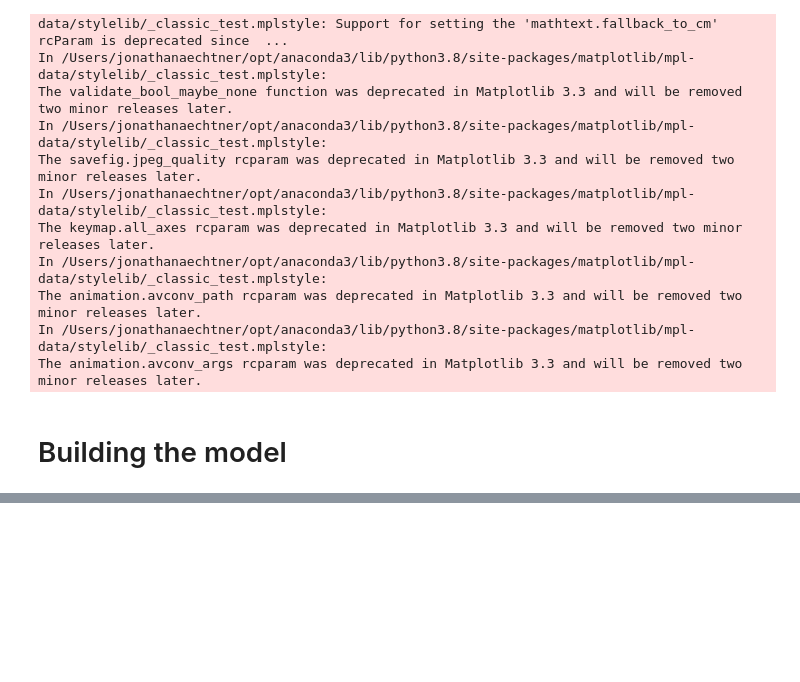
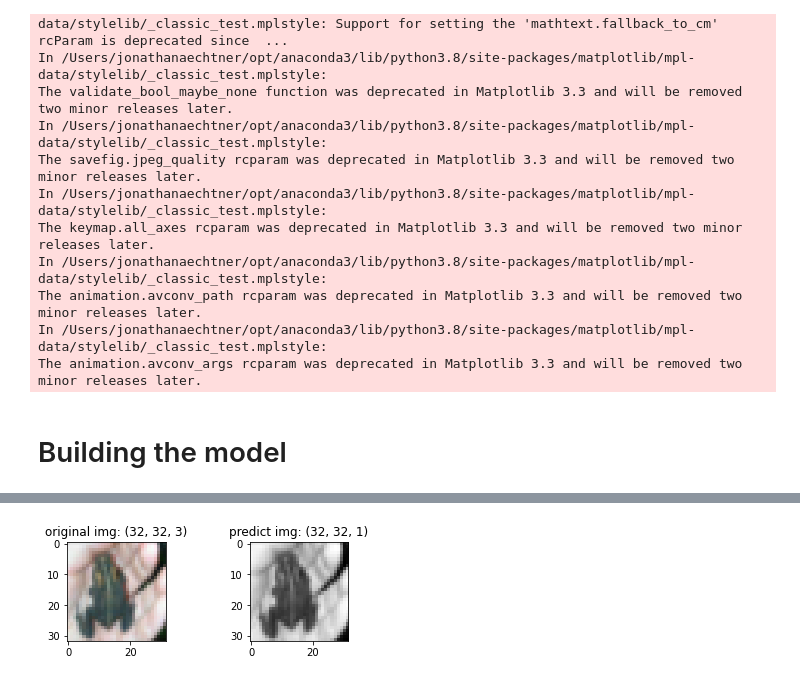
Before and after one commit to unofficial-Jona/ACML, a Jupyter notebook: convolutional autoencoders.ipynb, the cells around one changed output, grey strips where cells are left out. Drawn from its saved outputs; the diff is of its cells as text; code cells hidden in the pictures; blank space fills up the shorter version.

Commit message:
decomposition into bw und color with following combination shows weird results

```diff
--- a/convolutional autoencoders.ipynb
+++ b/convolutional autoencoders.ipynb
@@ -156,0 +137,22 @@ pretrained_model = load_model()
+# %%
+# learn model for b-w version of the images
+
+to_grayscale = lambda x: x[:,:,:,0]/3 + x[:,:,:,1]/3 + x[:,:,:,2]/3
+
+X_train_bw = to_grayscale(X_train)
+X_test_bw = to_grayscale(X_test)
+X_valid_bw = to_grayscale(X_valid)
+# %%
+X_train_bw = X_train_bw[:,:,:,np.newaxis]
+X_test_bw = X_test_bw[:,:,:,np.newaxis]
+X_valid_bw = X_valid_bw[:,:,:,np.newaxis]
+# %%
+def comp_rgb_bw(rgb_img, gray_img):
+    plt.subplot(221).imshow(rgb_img)
+    plt.subplot(221).set_title(f'original img: {rgb_img.shape}')
+    plt.subplot(222).imshow(gray_img, cmap='gray')
+    plt.subplot(222).set_title(f'predict img: {gray_img.shape}')
+    plt.show()
+comp_rgb_bw(X_train[0], X_train_bw[0])
+# %% [output]
+[figure, added]
```
Also changed, not shown: parts of 18 cells of this notebook, 8 other files.
